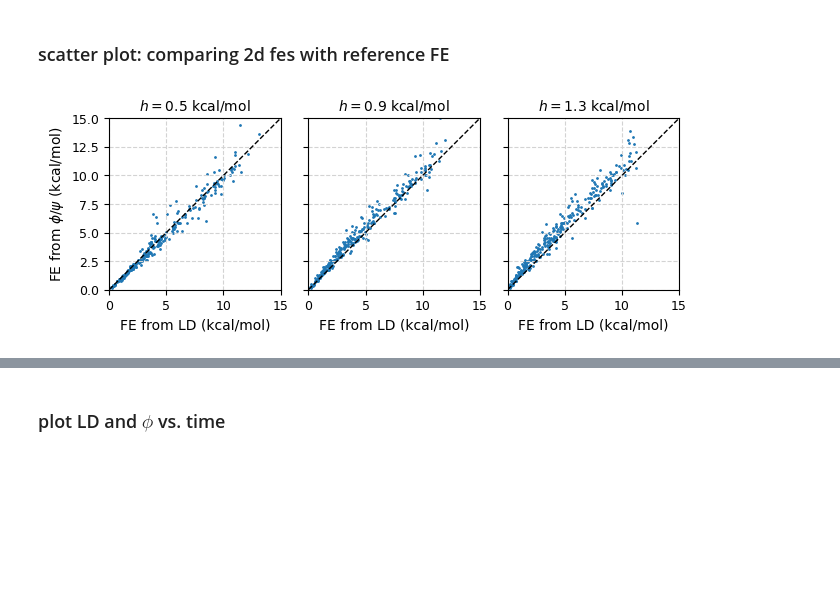
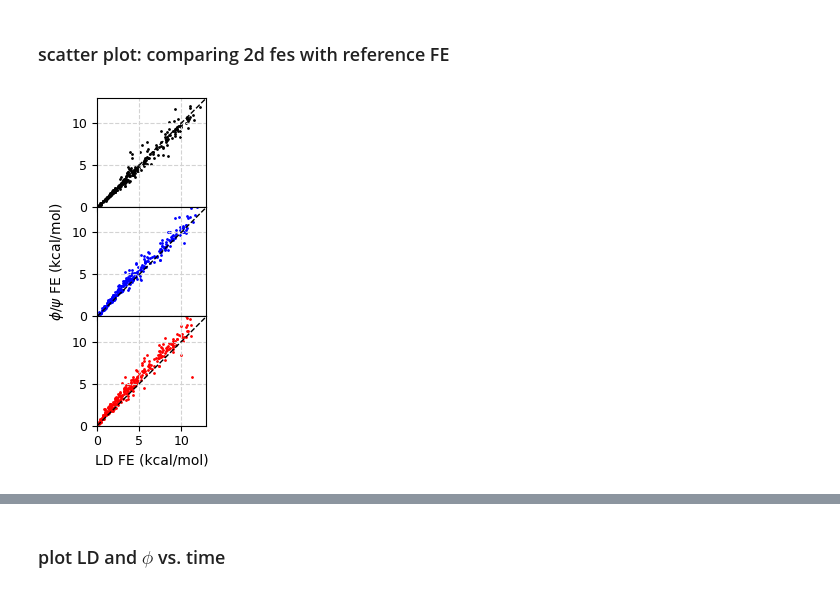
Before and after one commit to hocky-research-group/ShapeGMM_tutorial_2025, a Jupyter notebook: analyze_data/Part2_Analyze_Metad.ipynb, the cells around one changed output, grey strips where cells are left out. Saved outputs shown, nothing was run; the diff lists cells and outputs as text; code cells hidden in the pictures; blank space fills up the shorter version.

```diff
--- a/analyze_data/Part2_Analyze_Metad.ipynb
+++ b/analyze_data/Part2_Analyze_Metad.ipynb
@@ -138,7 +138,7 @@ plt.savefig(os.path.join(output_folder,"compare_1d_fes_time.pdf"))
 # %% [markdown]
 ### plot 2d FES for different simulations, and compare to ref
 # %%
-fig, axs = plt.subplots(1,3, sharex=True, sharey=True, figsize=(6.69,2.5))
+fig, axs = plt.subplots(3,1, sharex=True, sharey=True, figsize=(3.37,4),gridspec_kw={'hspace': 0},)
 
 axs = axs.reshape([-1])
 
@@ -152,23 +152,24 @@ for i in range(len(folders)):
     xx, yy = np.meshgrid(xcenters, ycenters)
     fe = -kt*np.log(hist)
     fe -= fe.min()
+    axs[i].set_ylabel("$\psi$")
 
 
-    axs[i].set_xlabel("$\phi$")
     #axs[i].set_title(os.path.basename(folders[i]), fontsize=10)
-    axs[i].set_title(titles[i], fontsize=10)
-
+    #axs[i].set_title(titles[i], fontsize=10)
+    axs[i].grid(axis='both', which='major', linestyle='--', color='lightgrey')
     im = axs[i].contourf(xx, yy, fe.T, cmap='turbo', levels=21,vmin=0,vmax=20)
-    axs[i].set_xticks(np.arange(-3,4))
-    axs[i].set_yticks(np.arange(-3,4))
+    axs[i].set_xticks([-np.pi/2,0,np.pi/2],labels=["$-\pi/2$","0","$\pi/2$"])
+    axs[i].set_yticks([-np.pi/2,0,np.pi/2],labels=["$-\pi/2$","0","$\pi/2$"])
     axs[i].set_aspect('equal')
 #    axs[i].contour(xx, yy, fe.T, cmap="binary", levels=np.arange(1,12,2), linestyles="--", linewidths=1.0)
-axs[0].set_ylabel("$\psi$")
+
+axs[2].set_xlabel("$\phi$")
 
 fig.tight_layout()
 
 # Create a common colorbar
-cbar_ax = fig.add_axes([0.90, 0.21, 0.02, 0.67])  # [x, y, width, height]
+cbar_ax = fig.add_axes([0.63, 0.152, 0.03, 0.81])  # [x, y, width, height]
 cbar = fig.colorbar(im, cax=cbar_ax,ticks=np.arange(0,16,2))
 
 # Optionally, add a label to the colorbar
@@ -180,31 +181,32 @@ plt.savefig(os.path.join(output_folder,"fes_metad_from_metad_lda.pdf"))
 # %% [markdown]
 ### scatter plot: comparing 2d fes with reference FE
 # %%
-fig, axs = plt.subplots(1, 3, sharex=True, sharey=True, figsize=(6.69,2.5))
-
+fig, axs = plt.subplots(3, 1, sharex=True, sharey=True, figsize=(3.37,4),gridspec_kw={'hspace': 0})
+colors = ['black','blue','red']
 for i in range(len(folders)):
     phi, psi = colvar_data[i, 2:4, :]
     wgts = np.exp(colvar_data[i,-1,:]/kt)
 
     hist, xedges, yedges = np.histogram2d(phi, psi, bins=[25,25], density=True, weights=wgts)
     xcenters = (xedges[1:]+xedges[:-1])/2
     ycenters = (yedges[1:]+yedges[:-1])/2
     xx, yy = np.meshgrid(xcenters, ycenters)
     fe = -kt*np.log(hist)
     fe -= fe.min()
 
-    axs[i].set_xlim(0,15)
-    axs[i].set_ylim(0,15)
+    axs[i].set_xlim(0,13)
+    axs[i].set_ylim(0,13)
+    axs[i].set_xticks([0,5,10])
+    axs[i].set_yticks([0,5,10])
     axs[i].plot(np.arange(16), np.arange(16), lw=1.0, ls='--', color='k')
     axs[i].grid(axis='both', which='major', linestyle='--', color='lightgrey')
-    axs[i].set_title(titles[i], fontsize=10)
-    axs[i].scatter(fe.flatten(), fe_ref.flatten(), marker='o', s=1.0)
+    #axs[i].set_title(titles[i], fontsize=10)
+    axs[i].scatter(fe.flatten(), fe_ref.flatten(), marker='o', s=1.0,c=colors[i])
     axs[i].set_aspect("equal")
-    axs[i].set_xlabel('FE from LD (kcal/mol)')
-
-axs[0].set_ylabel('FE from $\phi/\psi$ (kcal/mol)')
+axs[1].set_ylabel('$\phi/\psi$ FE (kcal/mol)')
+axs[2].set_xlabel('LD FE (kcal/mol)')
 
 fig.tight_layout()
 plt.savefig(os.path.join(output_folder,"compare_fes_metad_phipsi_to_metad_lda.pdf"))
 # %% [output]
-[figure, old version]
+[figure, new version]
```
Also changed, not shown: parts of 4 cells of this notebook.
